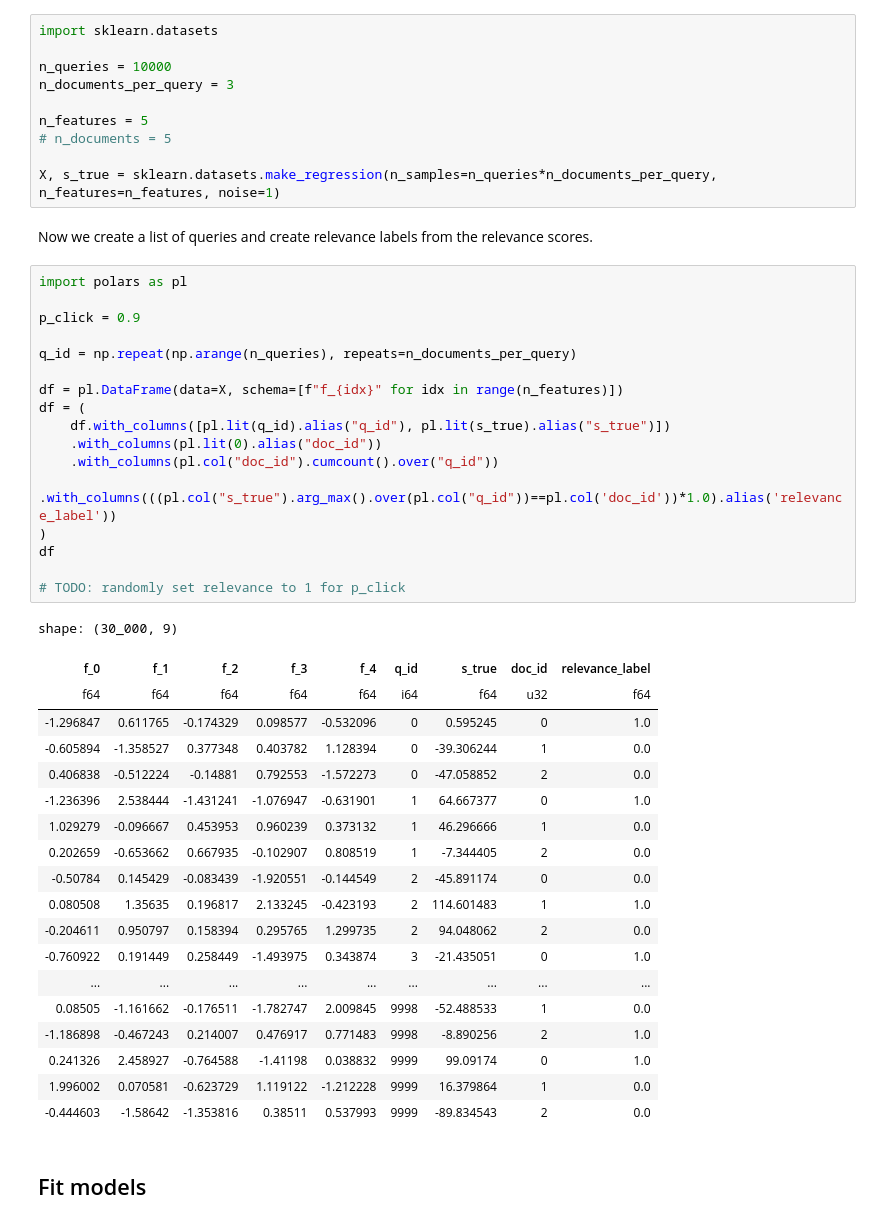
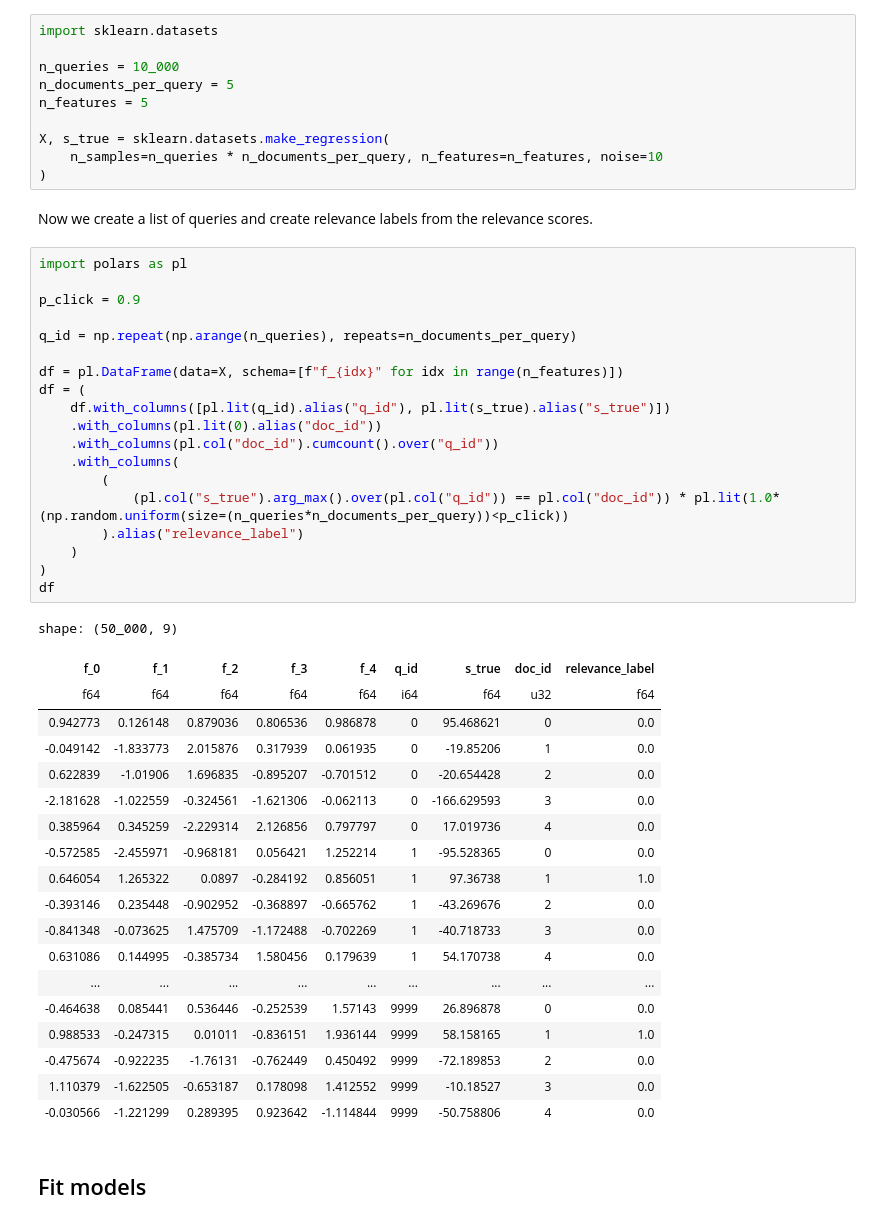
Before and after one commit to stanton119/data-analysis, a Jupyter notebook: recommenders/unfinished-listwise_ranking.ipynb, the cells around one changed output. Drawn from its saved outputs; the diff is of its cells as text.

```diff
--- a/recommenders/unfinished-listwise_ranking.ipynb
+++ b/recommenders/unfinished-listwise_ranking.ipynb
@@ -61,52 +62,54 @@ First we generate true relevance scores using a regression based data generating
 # %%
 import sklearn.datasets
 
-n_queries = 10000
-n_documents_per_query = 3
+n_queries = 10_000
+n_documents_per_query = 5
+n_features = 5
 
-n_features = 5
-# n_documents = 5
-
-X, s_true = sklearn.datasets.make_regression(n_samples=n_queries*n_documents_per_query, n_features=n_features, noise=1)
+X, s_true = sklearn.datasets.make_regression(
+    n_samples=n_queries * n_documents_per_query, n_features=n_features, noise=10
+)
 # %% [markdown]
 Now we create a list of queries and create relevance labels from the relevance scores.
 # %%
 import polars as pl
 
 p_click = 0.9
 
 q_id = np.repeat(np.arange(n_queries), repeats=n_documents_per_query)
 
 df = pl.DataFrame(data=X, schema=[f"f_{idx}" for idx in range(n_features)])
 df = (
     df.with_columns([pl.lit(q_id).alias("q_id"), pl.lit(s_true).alias("s_true")])
     .with_columns(pl.lit(0).alias("doc_id"))
     .with_columns(pl.col("doc_id").cumcount().over("q_id"))
-    .with_columns(((pl.col("s_true").arg_max().over(pl.col("q_id"))==pl.col('doc_id'))*1.0).alias('relevance_label'))
+    .with_columns(
+        (
+            (pl.col("s_true").arg_max().over(pl.col("q_id")) == pl.col("doc_id")) * pl.lit(1.0* (np.random.uniform(size=(n_queries*n_documents_per_query))<p_click))
+        ).alias("relevance_label")
+    )
 )
 df
-
-# TODO: randomly set relevance to 1 for p_click
 # %% [output]
-shape: (30_000, 9)
+shape: (50_000, 9)
 | f_0 | f_1 | f_2 | f_3 | f_4 | q_id | s_true | doc_id | relevance_label |
 | f64 | f64 | f64 | f64 | f64 | i64 | f64 | u32 | f64 |
-| -1.296847 | 0.611765 | -0.174329 | 0.098577 | -0.532096 | 0 | 0.595245 | 0 | 1.0 |
-| -0.605894 | -1.358527 | 0.377348 | 0.403782 | 1.128394 | 0 | -39.306244 | 1 | 0.0 |
-| 0.406838 | -0.512224 | -0.14881 | 0.792553 | -1.572273 | 0 | -47.058852 | 2 | 0.0 |
-| -1.236396 | 2.538444 | -1.431241 | -1.076947 | -0.631901 | 1 | 64.667377 | 0 | 1.0 |
-| 1.029279 | -0.096667 | 0.453953 | 0.960239 | 0.373132 | 1 | 46.296666 | 1 | 0.0 |
-| 0.202659 | -0.653662 | 0.667935 | -0.102907 | 0.808519 | 1 | -7.344405 | 2 | 0.0 |
-| -0.50784 | 0.145429 | -0.083439 | -1.920551 | -0.144549 | 2 | -45.891174 | 0 | 0.0 |
-| 0.080508 | 1.35635 | 0.196817 | 2.133245 | -0.423193 | 2 | 114.601483 | 1 | 1.0 |
-| -0.204611 | 0.950797 | 0.158394 | 0.295765 | 1.299735 | 2 | 94.048062 | 2 | 0.0 |
-| -0.760922 | 0.191449 | 0.258449 | -1.493975 | 0.343874 | 3 | -21.435051 | 0 | 1.0 |
+| 0.942773 | 0.126148 | 0.879036 | 0.806536 | 0.986878 | 0 | 95.468621 | 0 | 0.0 |
+| -0.049142 | -1.833773 | 2.015876 | 0.317939 | 0.061935 | 0 | -19.85206 | 1 | 0.0 |
+| 0.622839 | -1.01906 | 1.696835 | -0.895207 | -0.701512 | 0 | -20.654428 | 2 | 0.0 |
+| -2.181628 | -1.022559 | -0.324561 | -1.621306 | -0.062113 | 0 | -166.629593 | 3 | 0.0 |
+| 0.385964 | 0.345259 | -2.229314 | 2.126856 | 0.797797 | 0 | 17.019736 | 4 | 0.0 |
+| -0.572585 | -2.455971 | -0.968181 | 0.056421 | 1.252214 | 1 | -95.528365 | 0 | 0.0 |
+| 0.646054 | 1.265322 | 0.0897 | -0.284192 | 0.856051 | 1 | 97.36738 | 1 | 1.0 |
+| -0.393146 | 0.235448 | -0.902952 | -0.368897 | -0.665762 | 1 | -43.269676 | 2 | 0.0 |
+| -0.841348 | -0.073625 | 1.475709 | -1.172488 | -0.702269 | 1 | -40.718733 | 3 | 0.0 |
+| 0.631086 | 0.144995 | -0.385734 | 1.580456 | 0.179639 | 1 | 54.170738 | 4 | 0.0 |
 | ... | ... | ... | ... | ... | ... | ... | ... | ... |
-| 0.08505 | -1.161662 | -0.176511 | -1.782747 | 2.009845 | 9998 | -52.488533 | 1 | 0.0 |
-| -1.186898 | -0.467243 | 0.214007 | 0.476917 | 0.771483 | 9998 | -8.890256 | 2 | 1.0 |
-| 0.241326 | 2.458927 | -0.764588 | -1.41198 | 0.038832 | 9999 | 99.09174 | 0 | 1.0 |
-| 1.996002 | 0.070581 | -0.623729 | 1.119122 | -1.212228 | 9999 | 16.379864 | 1 | 0.0 |
-| -0.444603 | -1.58642 | -1.353816 | 0.38511 | 0.537993 | 9999 | -89.834543 | 2 | 0.0 |
+| -0.464638 | 0.085441 | 0.536446 | -0.252539 | 1.57143 | 9999 | 26.896878 | 0 | 0.0 |
+| 0.988533 | -0.247315 | 0.01011 | -0.836151 | 1.936144 | 9999 | 58.158165 | 1 | 1.0 |
+| -0.475674 | -0.922235 | -1.76131 | -0.762449 | 0.450492 | 9999 | -72.189853 | 2 | 0.0 |
+| 1.110379 | -1.622505 | -0.653187 | 0.178098 | 1.412552 | 9999 | -10.18527 | 3 | 0.0 |
+| -0.030566 | -1.221299 | 0.289395 | 0.923642 | -1.114844 | 9999 | -50.758806 | 4 | 0.0 |
 # %% [markdown]
 ## Fit models
 # %%
```
Also changed, not shown: parts of 27 cells of this notebook.
